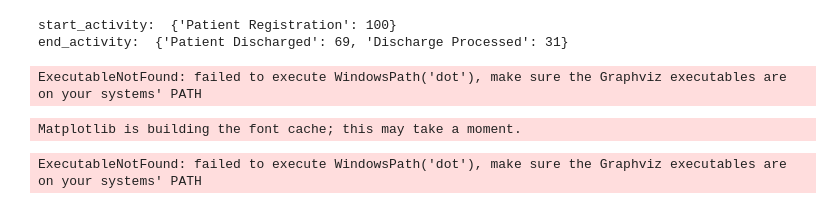
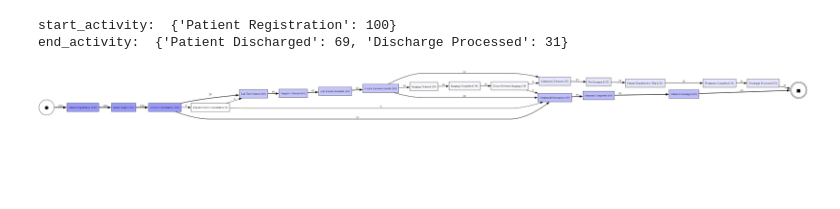
Before and after one commit to raghumiyargmailcom/care-flow---clinical-path-way-process-minimg, a Jupyter notebook: notebook/pm4py_work.ipynb, the cells around one changed output. Saved outputs shown, nothing was run; the diff lists cells and outputs as text; code cells hidden in the pictures; blank space fills up the shorter version.

Commit message:
work on pm4py visualization and find bottleneck

```diff
--- a/notebook/pm4py_work.ipynb
+++ b/notebook/pm4py_work.ipynb
@@ -83,23 +77,6 @@ from pm4py.visualization.common import gview
 # %%
 dfg, first_stage, last_stage = pm4py.discover_dfg(log)
 # %%
-gview.matplotlib_view(pm4py.view_dfg(dfg, first_stage, last_stage))
+pm4py.view_dfg(dfg, first_stage, last_stage)
 # %% [output]
-ExecutableNotFound: failed to execute WindowsPath('dot'), make sure the Graphviz executables are on your systems' PATH
+[figure, added]
-# %%
-import pm4py
-import matplotlib.pyplot as plt
-import matplotlib.image as mpimg
-
-# 1. Save the DFG visualization to a PNG file
-pm4py.save_vis_dfg(dfg, first_stage, last_stage, file_path="dfg_plot.png")
-
-# 2. Load and display the saved image inline using Matplotlib
-img = mpimg.imread("dfg_plot.png")
-plt.figure(figsize=(12, 8))
-plt.imshow(img)
-plt.axis('off')
-plt.show()
-# %% [output]
-Matplotlib is building the font cache; this may take a moment.
-ExecutableNotFound: failed to execute WindowsPath('dot'), make sure the Graphviz executables are on your systems' PATH
```
Also changed, not shown: parts of 15 cells of this notebook.
